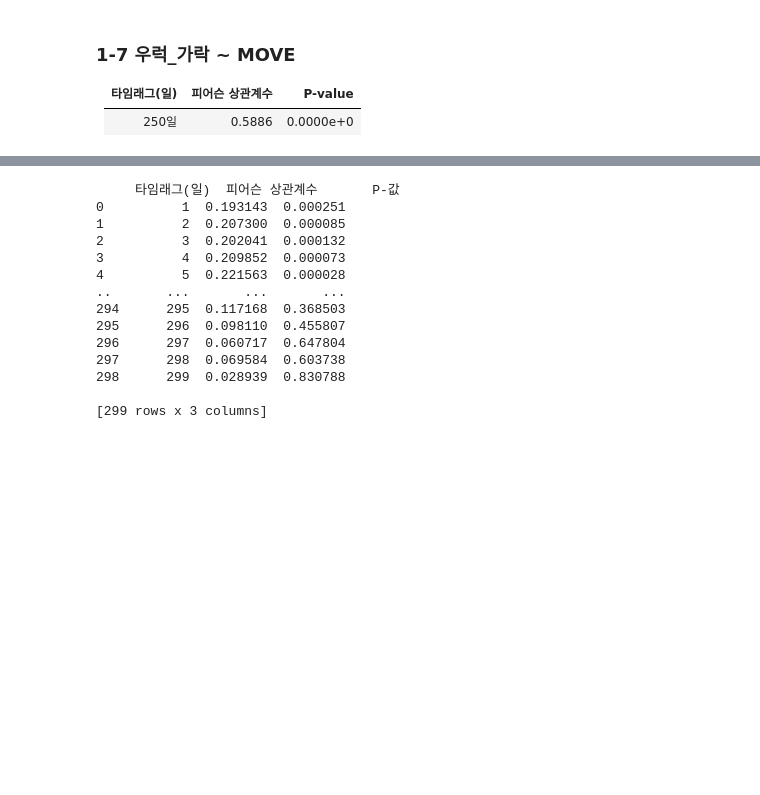
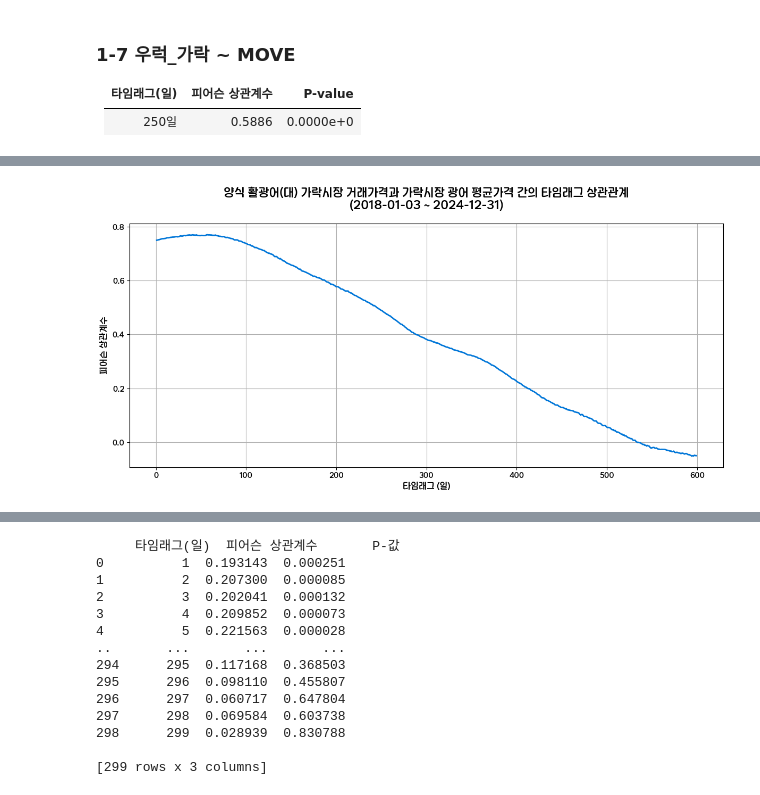
Before and after one commit to vhf1030/Pisces, a Jupyter notebook: notebooks/타임래그_분석/변수별_타임래그_우럭.ipynb, the cells around one changed output, grey strips where cells are left out. Cells and saved outputs as stored; diff of their text form; code cells hidden in the pictures; blank space fills up the shorter version.

```diff
--- a/notebooks/타임래그_분석/변수별_타임래그_우럭.ipynb
+++ b/notebooks/타임래그_분석/변수별_타임래그_우럭.ipynb
@@ -643,0 +650,80 @@ P-값: 2.1844e-18
+# %%
+# 경제지표 데이터 로드
+df_economy = pd.read_csv('pp/d활광어(양식)가격_가락.csv', parse_dates=['날짜'])
+
+# 아이템 가격 데이터 로드
+df_price = pd.read_csv('pp/item_price_lag_filled.csv', parse_dates=['priceDate'])
+
+# 날짜 범위 지정 (예시: 2020년 1월 1일부터 2023년 12월 31일까지)
+start_date = '2018-01-03'
+end_date = '2024-12-31'
+
+# 광어 데이터 필터링 (가락시장)
+df_flatfish = df_price[
+    (df_price['item'] == '광어') &
+    (df_price['market'] == '가락시장') &
+	(df_price['priceDate'] >= start_date) &
+    (df_price['priceDate'] <= end_date)
+    ]
+
+# 날짜 기준 병합
+df_merged = pd.merge(df_flatfish, df_economy, left_on='priceDate', right_on='날짜', how='inner')
+
+# 타임래그 리스트
+time_lags = range(1, 600)
+
+# 결과 저장 리스트
+correlations = []
+
+for lag in time_lags:
+    # KOSPI 타임래그 컬럼 생성
+    ff_lagged = df_merged['광어_대'].shift(lag)
+
+    # 상관관계 계산 (타임래그 제외한 데이터로)
+    correlation, p_value = stats.pearsonr(
+        df_merged['avgPrice'].iloc[lag:],
+        ff_lagged.iloc[lag:]
+    )
+
+    correlations.append({
+        '타임래그(일)': lag,
+        '피어슨 상관계수': correlation,
+        'P-값': p_value
+    })
+
+# 결과를 데이터프레임으로 변환
+result_df = pd.DataFrame(correlations)
+
+# 결과 출력
+print(result_df)
+# 시각화
+plt.figure(figsize=(12, 6))
+plt.plot(result_df['타임래그(일)'], result_df['피어슨 상관계수'],
+         #marker='o',                # 마커 형태
+         linewidth=2,            # 선 굵기
+         color='#0076d8ff',          # 선 색상 (빨간색 계열)
+         markersize=3,             # 마커 크기
+         #markerfacecolor='white',  # 마커 내부 색상
+         markeredgecolor='#0076d8ff' # 마커 테두리 색상
+         )
+plt.title(f'양식 활광어(대) 가락시장 거래가격과 가락시장 광어 평균가격 간의 타임래그 상관관계\n({start_date} ~ {end_date})',
+         fontsize=16,        # 타이틀 크기
+         pad=20,            # 타이틀과 그래프 사이 여백
+         fontweight='bold'  # 글씨 굵기
+        )
+plt.xlabel('타임래그 (일)', fontsize=12)
+plt.ylabel('피어슨 상관계수', fontsize=12)
+plt.grid(True)
+plt.tight_layout()
+plt.savefig('priceff_flatfish_correlation_plot.png')
+plt.show()
+
+# 상관계수가 가장 높은 타임래그 확인
+max_correlation = result_df['피어슨 상관계수'].max()
+max_lag = result_df.loc[result_df['피어슨 상관계수'] == max_correlation, '타임래그(일)'].values[0]
+max_pvalue = result_df.loc[result_df['피어슨 상관계수'] == max_correlation, 'P-값'].values[0]
+
+print(f'양식 활광어(대) 가락시장 거래가격과 가락시장 광어 평균가격의 상관계수가 가장 높은 타임래그는 {max_lag}일 입니다.')
+print(f'최대 피어슨 상관계수: {max_correlation:.4f}')
+print(f'P-값: {max_pvalue:.4e}')
+# %% [output]
@@ -643,0 +744 @@ P-값: 2.1844e-18
+[figure, added]
```
Also changed, not shown: parts of 5 cells of this notebook, 4 other files.
